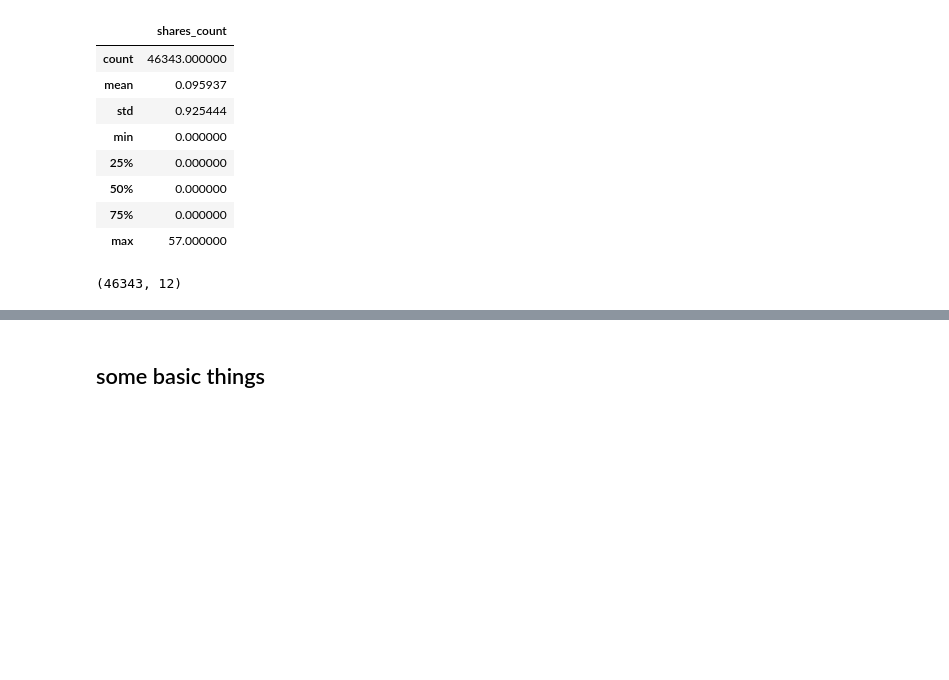
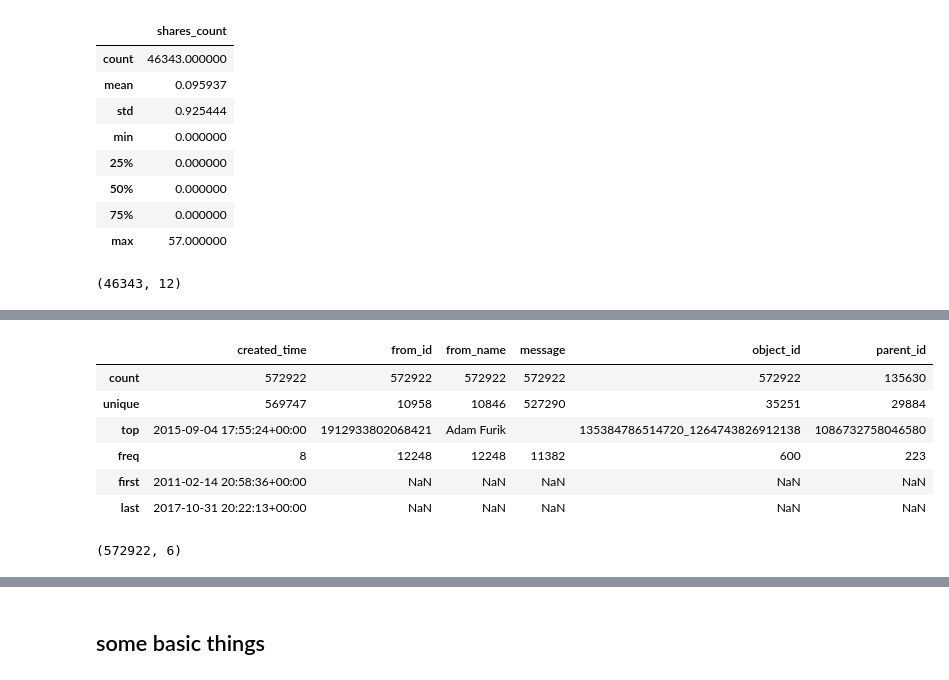
Before and after one commit to racinmat/facebook_extraction, a Jupyter notebook: animefest_basic_eda.ipynb, the cells around one changed output, grey strips where cells are left out. Cells and saved outputs as stored; diff of their text form; code cells hidden in the pictures; blank space fills up the shorter version.

```diff
--- a/animefest_basic_eda.ipynb
+++ b/animefest_basic_eda.ipynb
@@ -99,0 +123,14 @@ df_posts.shape
+# %%
+df_comments.describe()
+# %% [output]
+|  | created_time | from_id | from_name | message | object_id | parent_id |
+| count | 572922 | 572922 | 572922 | 572922 | 572922 | 135630 |
+| unique | 569747 | 10958 | 10846 | 527290 | 35251 | 29884 |
+| top | 2015-09-04 17:55:24+00:00 | 1912933802068421 | Adam Furik |  | 135384786514720_1264743826912138 | 1086732758046580 |
+| freq | 8 | 12248 | 12248 | 11382 | 600 | 223 |
+| first | 2011-02-14 20:58:36+00:00 | NaN | NaN | NaN | NaN | NaN |
+| last | 2017-10-31 20:22:13+00:00 | NaN | NaN | NaN | NaN | NaN |
+# %%
+df_comments.shape
+# %% [output]
+(572922, 6)
```
Also changed, not shown: parts of 85 cells of this notebook.
